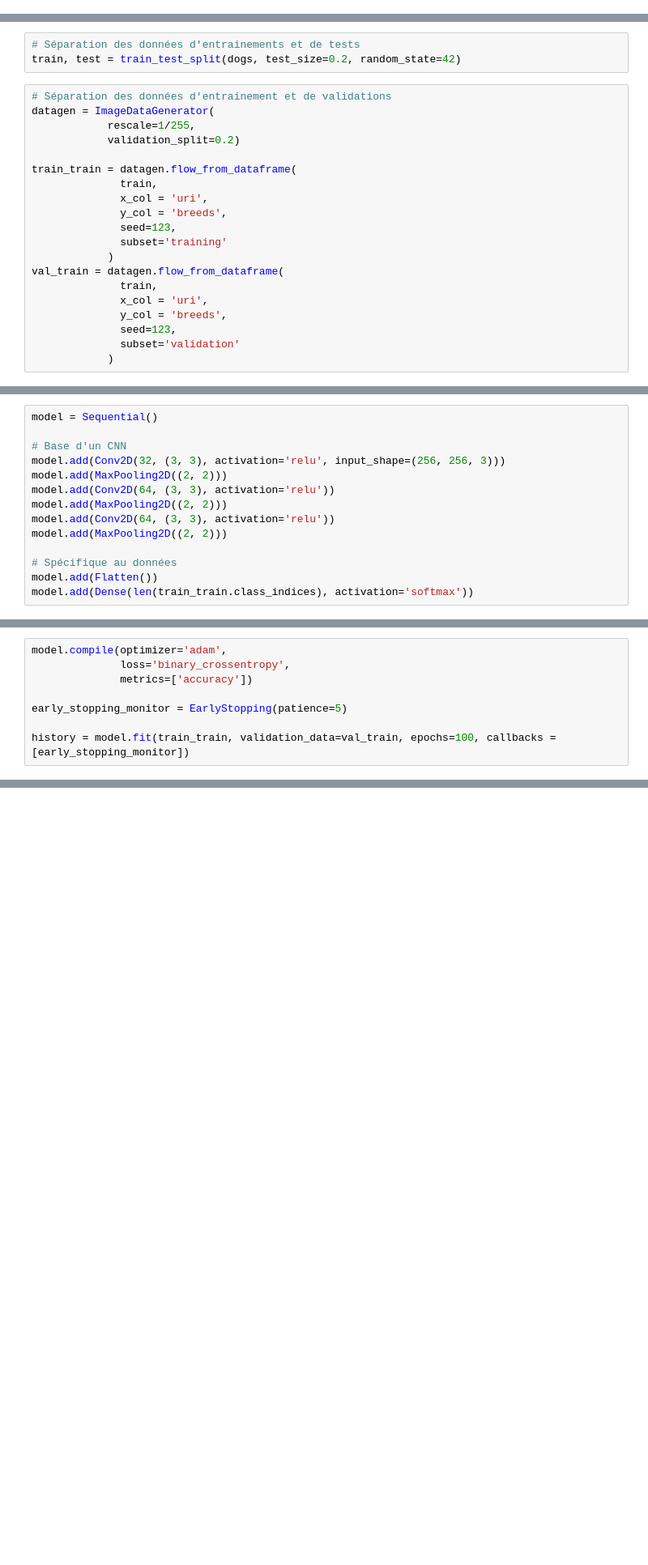
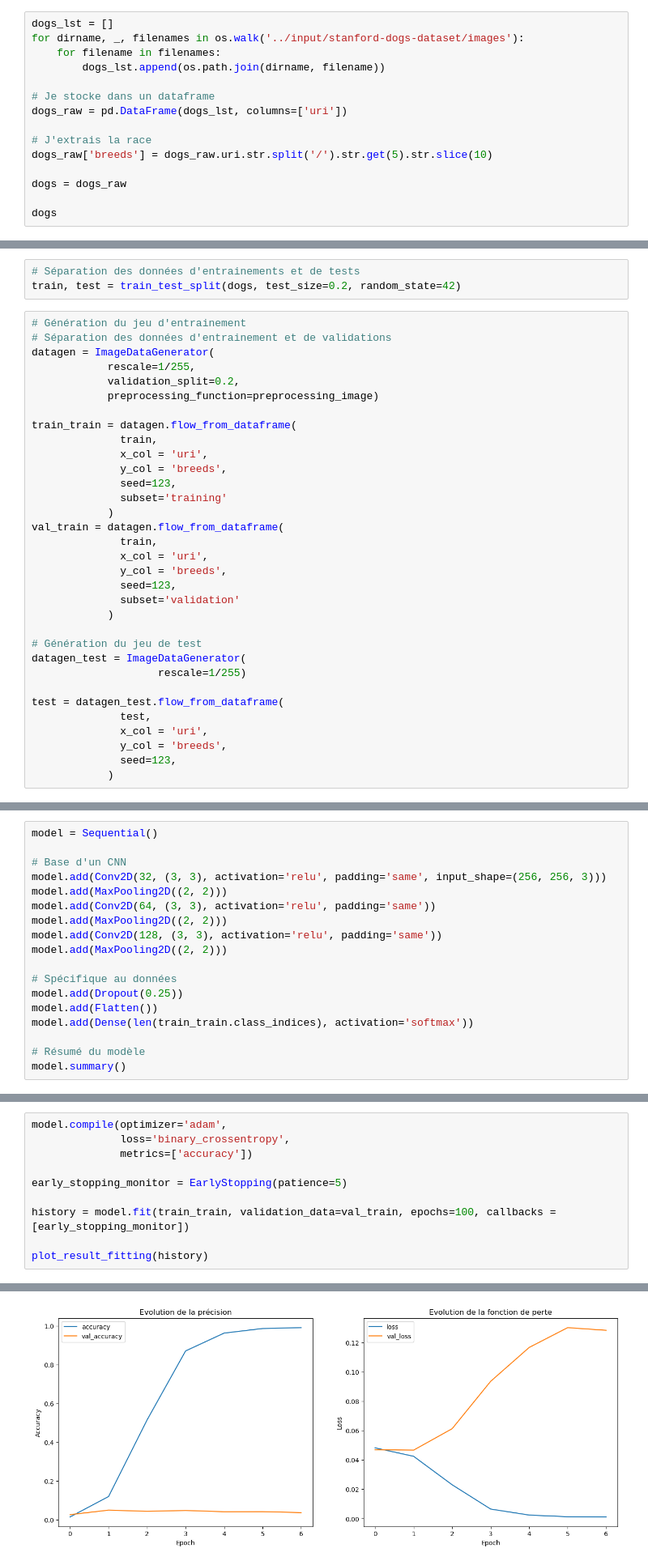
Before and after one commit to Adrian1903/Classez-des-images-l-aide-d-algorithmes-de-Deep-Learning, a Jupyter notebook: dev/03_CNN.ipynb, the cells around one changed output, grey strips where cells are left out. Shown at 81% size. Saved outputs shown, nothing was run; the diff lists cells and outputs as text; blank space fills up the shorter version.

Commit message:
Version Kaggle Overfit du modèle

```diff
--- a/dev/03_CNN.ipynb
+++ b/dev/03_CNN.ipynb
@@ -67,0 +55,15 @@ if env == 'colab':
+# %%
+dogs_lst = []
+for dirname, _, filenames in os.walk('../input/stanford-dogs-dataset/images'):
+    for filename in filenames:
+        dogs_lst.append(os.path.join(dirname, filename))
+
+# Je stocke dans un dataframe
+dogs_raw = pd.DataFrame(dogs_lst, columns=['uri'])
+
+# J'extrais la race
+dogs_raw['breeds'] = dogs_raw.uri.str.split('/').str.get(5).str.slice(10)
+
+dogs = dogs_raw
+
+dogs
@@ -72,10 +88,12 @@ if env == 'colab':
 # Séparation des données d'entrainements et de tests
 train, test = train_test_split(dogs, test_size=0.2, random_state=42)
 # %%
+# Génération du jeu d'entrainement
 # Séparation des données d'entrainement et de validations
 datagen = ImageDataGenerator(
             rescale=1/255,
-            validation_split=0.2)
+            validation_split=0.2,
+            preprocessing_function=preprocessing_image)
 
 train_train = datagen.flow_from_dataframe(
               train,
@@ -91,4 +109,15 @@ val_train = datagen.flow_from_dataframe(
               seed=123,
               subset='validation'
             )
+
+# Génération du jeu de test
+datagen_test = ImageDataGenerator(
+                    rescale=1/255)
+
+test = datagen_test.flow_from_dataframe(
+              test,
+              x_col = 'uri',
+              y_col = 'breeds',
+              seed=123,
+            )
 # %% [output]
@@ -113,13 +131,17 @@ Found 4116 validated image filenames belonging to 120 classes.
 model = Sequential()
 
 # Base d'un CNN
-model.add(Conv2D(32, (3, 3), activation='relu', input_shape=(256, 256, 3)))
+model.add(Conv2D(32, (3, 3), activation='relu', padding='same', input_shape=(256, 256, 3)))
 model.add(MaxPooling2D((2, 2)))
-model.add(Conv2D(64, (3, 3), activation='relu'))
+model.add(Conv2D(64, (3, 3), activation='relu', padding='same'))
 model.add(MaxPooling2D((2, 2)))
-model.add(Conv2D(64, (3, 3), activation='relu'))
+model.add(Conv2D(128, (3, 3), activation='relu', padding='same'))
 model.add(MaxPooling2D((2, 2)))
 
 # Spécifique au données
+model.add(Dropout(0.25))
 model.add(Flatten())
 model.add(Dense(len(train_train.class_indices), activation='softmax'))
+
+# Résumé du modèle
+model.summary()
@@ -151,5 +171,7 @@ model.compile(optimizer='adam',
 early_stopping_monitor = EarlyStopping(patience=5)
 
 history = model.fit(train_train, validation_data=val_train, epochs=100, callbacks = [early_stopping_monitor])
+
+plot_result_fitting(history)
 # %% [output]
 Epoch 1/100
@@ -156,0 +191 @@ KeyboardInterrupt: ignored
+[figure, added]
```
Also changed, not shown: parts of 23 cells of this notebook.
